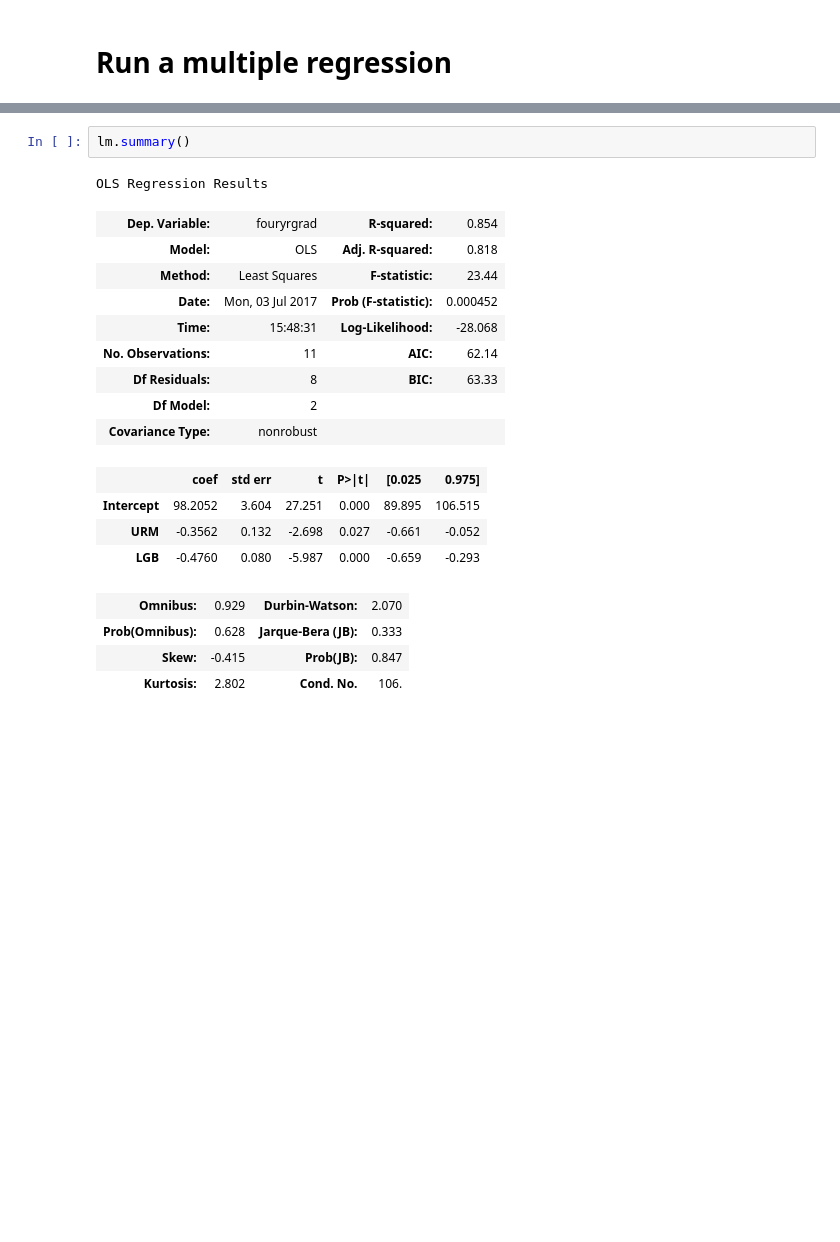
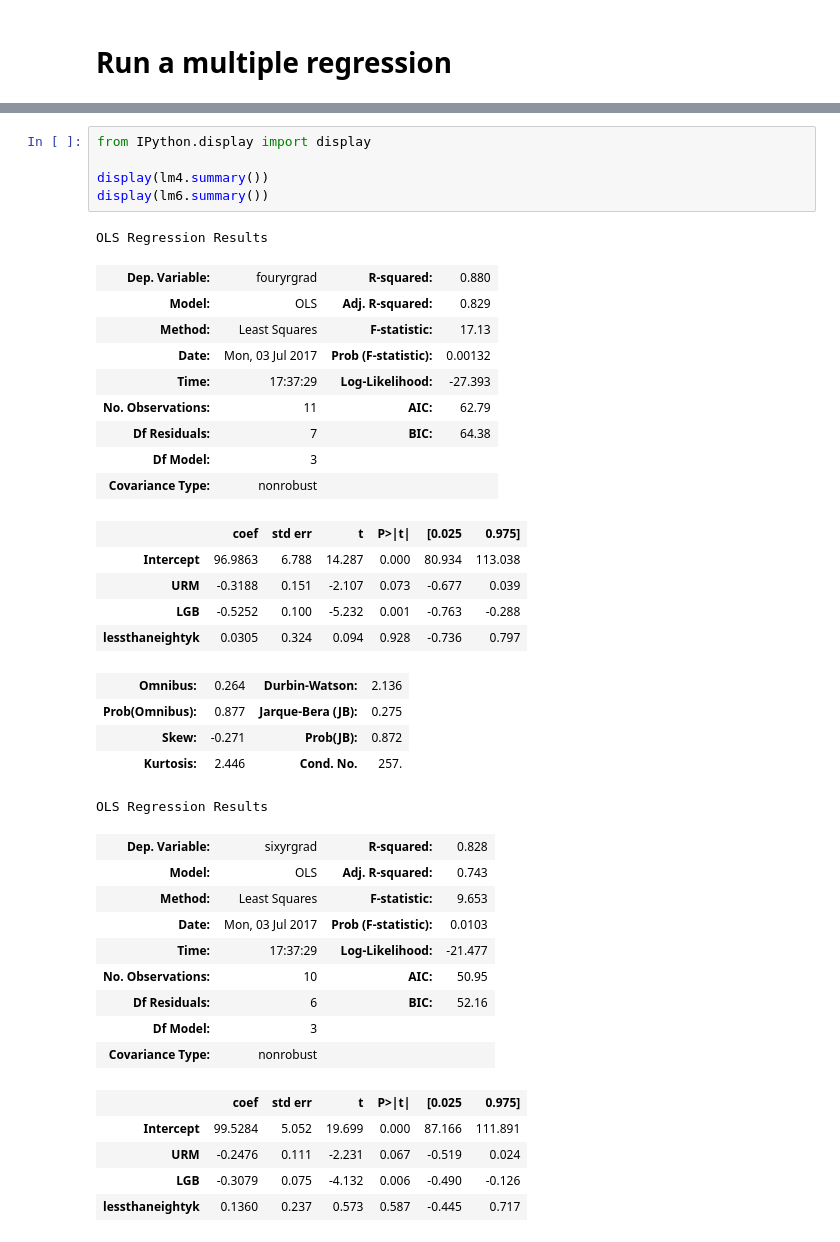
Before and after one commit to gbritton/ihtfd, a Jupyter notebook: DormAnalysis.ipynb, the cells around one changed output, grey strips where cells are left out. Drawn from its saved outputs; the diff is of its cells as text; blank space fills up the shorter version.

```diff
--- a/DormAnalysis.ipynb
+++ b/DormAnalysis.ipynb
@@ -53,21 +47,40 @@ dtype: float64
-# %%
-lm.summary()
-# %% [output]
-OLS Regression Results
-| Dep. Variable: | fouryrgrad | R-squared: | 0.854 |
-| Model: | OLS | Adj. R-squared: | 0.818 |
-| Method: | Least Squares | F-statistic: | 23.44 |
-| Date: | Mon, 03 Jul 2017 | Prob (F-statistic): | 0.000452 |
-| Time: | 15:48:31 | Log-Likelihood: | -28.068 |
-| No. Observations: | 11 | AIC: | 62.14 |
-| Df Residuals: | 8 | BIC: | 63.33 |
-| Df Model: | 2 |  |  |
-| Covariance Type: | nonrobust |  |  |
-|  | coef | std err | t | P>|t| | [0.025 | 0.975] |
-| Intercept | 98.2052 | 3.604 | 27.251 | 0.000 | 89.895 | 106.515 |
-| URM | -0.3562 | 0.132 | -2.698 | 0.027 | -0.661 | -0.052 |
-| LGB | -0.4760 | 0.080 | -5.987 | 0.000 | -0.659 | -0.293 |
-| Omnibus: | 0.929 | Durbin-Watson: | 2.070 |
-| Prob(Omnibus): | 0.628 | Jarque-Bera (JB): | 0.333 |
-| Skew: | -0.415 | Prob(JB): | 0.847 |
-| Kurtosis: | 2.802 | Cond. No. | 106. |
+# %%
+from IPython.display import display
+
+display(lm4.summary())
+display(lm6.summary())
+# %% [output]
+OLS Regression Results
+| Dep. Variable: | fouryrgrad | R-squared: | 0.880 |
+| Model: | OLS | Adj. R-squared: | 0.829 |
+| Method: | Least Squares | F-statistic: | 17.13 |
+| Date: | Mon, 03 Jul 2017 | Prob (F-statistic): | 0.00132 |
+| Time: | 17:37:29 | Log-Likelihood: | -27.393 |
+| No. Observations: | 11 | AIC: | 62.79 |
+| Df Residuals: | 7 | BIC: | 64.38 |
+| Df Model: | 3 |  |  |
+| Covariance Type: | nonrobust |  |  |
+|  | coef | std err | t | P>|t| | [0.025 | 0.975] |
+| Intercept | 96.9863 | 6.788 | 14.287 | 0.000 | 80.934 | 113.038 |
+| URM | -0.3188 | 0.151 | -2.107 | 0.073 | -0.677 | 0.039 |
+| LGB | -0.5252 | 0.100 | -5.232 | 0.001 | -0.763 | -0.288 |
+| lessthaneightyk | 0.0305 | 0.324 | 0.094 | 0.928 | -0.736 | 0.797 |
+| Omnibus: | 0.264 | Durbin-Watson: | 2.136 |
+| Prob(Omnibus): | 0.877 | Jarque-Bera (JB): | 0.275 |
+| Skew: | -0.271 | Prob(JB): | 0.872 |
+| Kurtosis: | 2.446 | Cond. No. | 257. |
+OLS Regression Results
+| Dep. Variable: | sixyrgrad | R-squared: | 0.828 |
+| Model: | OLS | Adj. R-squared: | 0.743 |
+| Method: | Least Squares | F-statistic: | 9.653 |
+| Date: | Mon, 03 Jul 2017 | Prob (F-statistic): | 0.0103 |
+| Time: | 17:37:29 | Log-Likelihood: | -21.477 |
+| No. Observations: | 10 | AIC: | 50.95 |
+| Df Residuals: | 6 | BIC: | 52.16 |
+| Df Model: | 3 |  |  |
+| Covariance Type: | nonrobust |  |  |
+|  | coef | std err | t | P>|t| | [0.025 | 0.975] |
+| Intercept | 99.5284 | 5.052 | 19.699 | 0.000 | 87.166 | 111.891 |
+| URM | -0.2476 | 0.111 | -2.231 | 0.067 | -0.519 | 0.024 |
+| LGB | -0.3079 | 0.075 | -4.132 | 0.006 | -0.490 | -0.126 |
+| lessthaneightyk | 0.1360 | 0.237 | 0.573 | 0.587 | -0.445 | 0.717 |
```
Also changed, not shown: parts of 6 cells of this notebook, 1 other file.
